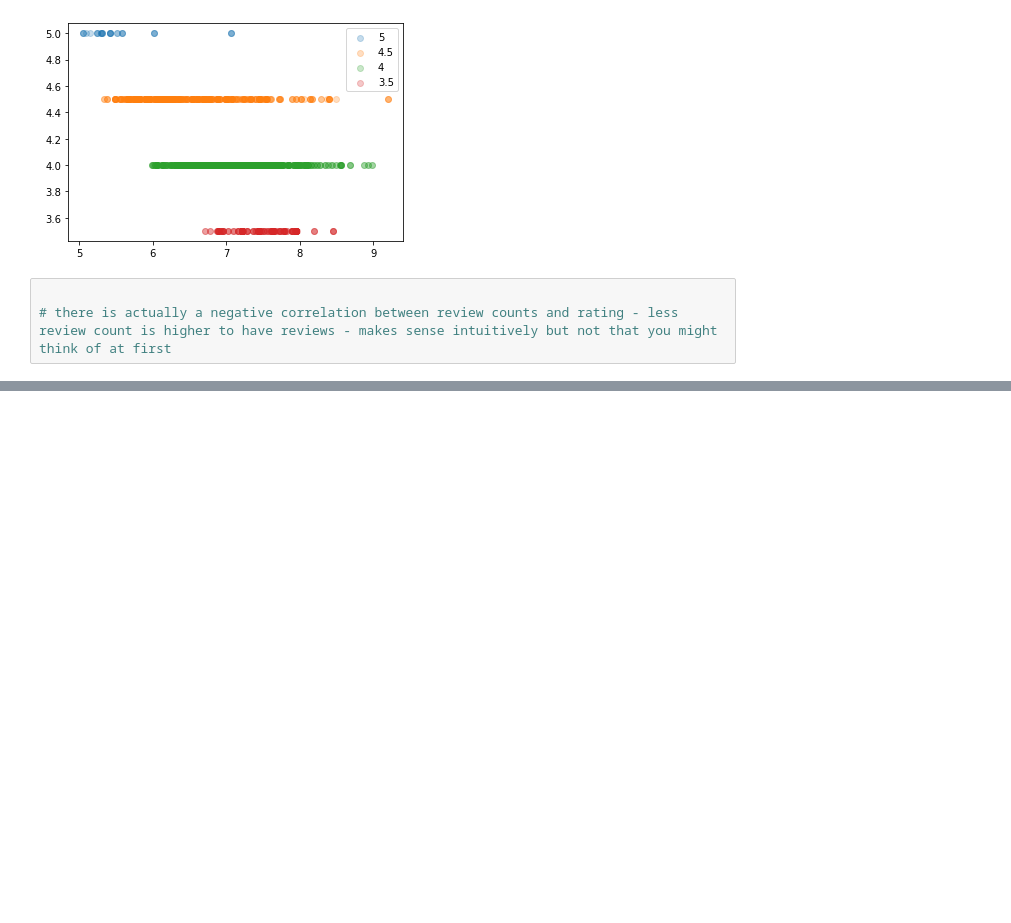
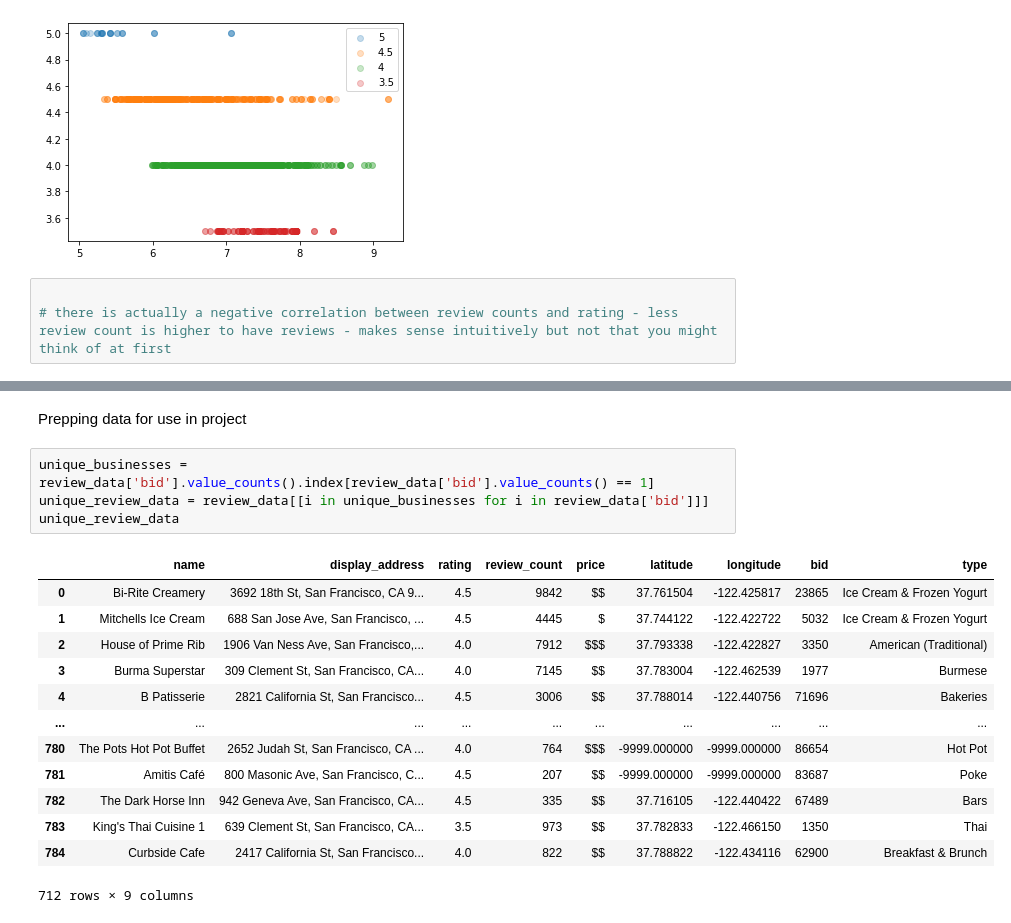
Before and after one commit to dnnyw/intro-to-ds-resources, a Jupyter notebook: final_project/data/create_data.ipynb, the cells around one changed output, grey strips where cells are left out. Drawn from its saved outputs; the diff is of its cells as text; blank space fills up the shorter version.

```diff
--- a/final_project/data/create_data.ipynb
+++ b/final_project/data/create_data.ipynb
@@ -258,0 +267,20 @@ See the caveats in the documentation: https://pandas.pydata.org/pandas-docs/stab
+# %% [markdown]
+Prepping data for use in project
+# %%
+unique_businesses = review_data['bid'].value_counts().index[review_data['bid'].value_counts() == 1]
+unique_review_data = review_data[[i in unique_businesses for i in review_data['bid']]]
+unique_review_data
+# %% [output]
+|  | name | display_address | rating | review_count | price | latitude | longitude | bid | type |
+| 0 | Bi-Rite Creamery | 3692 18th St, San Francisco, CA 9... | 4.5 | 9842 | $$ | 37.761504 | -122.425817 | 23865 | Ice Cream & Frozen Yogurt |
+| 1 | Mitchells Ice Cream | 688 San Jose Ave, San Francisco, ... | 4.5 | 4445 | $ | 37.744122 | -122.422722 | 5032 | Ice Cream & Frozen Yogurt |
+| 2 | House of Prime Rib | 1906 Van Ness Ave, San Francisco,... | 4.0 | 7912 | $$$ | 37.793338 | -122.422827 | 3350 | American (Traditional) |
+| 3 | Burma Superstar | 309 Clement St, San Francisco, CA... | 4.0 | 7145 | $$ | 37.783004 | -122.462539 | 1977 | Burmese |
+| 4 | B Patisserie | 2821 California St, San Francisco... | 4.5 | 3006 | $$ | 37.788014 | -122.440756 | 71696 | Bakeries |
+| ... | ... | ... | ... | ... | ... | ... | ... | ... | ... |
+| 780 | The Pots Hot Pot Buffet | 2652 Judah St, San Francisco, CA ... | 4.0 | 764 | $$$ | -9999.000000 | -9999.000000 | 86654 | Hot Pot |
+| 781 | Amitis Café | 800 Masonic Ave, San Francisco, C... | 4.5 | 207 | $$ | -9999.000000 | -9999.000000 | 83687 | Poke |
+| 782 | The Dark Horse Inn | 942 Geneva Ave, San Francisco, CA... | 4.5 | 335 | $$ | 37.716105 | -122.440422 | 67489 | Bars |
+| 783 | King's Thai Cuisine 1 | 639 Clement St, San Francisco, CA... | 3.5 | 973 | $$ | 37.782833 | -122.466150 | 1350 | Thai |
+| 784 | Curbside Cafe | 2417 California St, San Francisco... | 4.0 | 822 | $$ | 37.788822 | -122.434116 | 62900 | Breakfast & Brunch |
+712 rows × 9 columns
```
Also changed, not shown: parts of 14 cells of this notebook, 4 other files.
